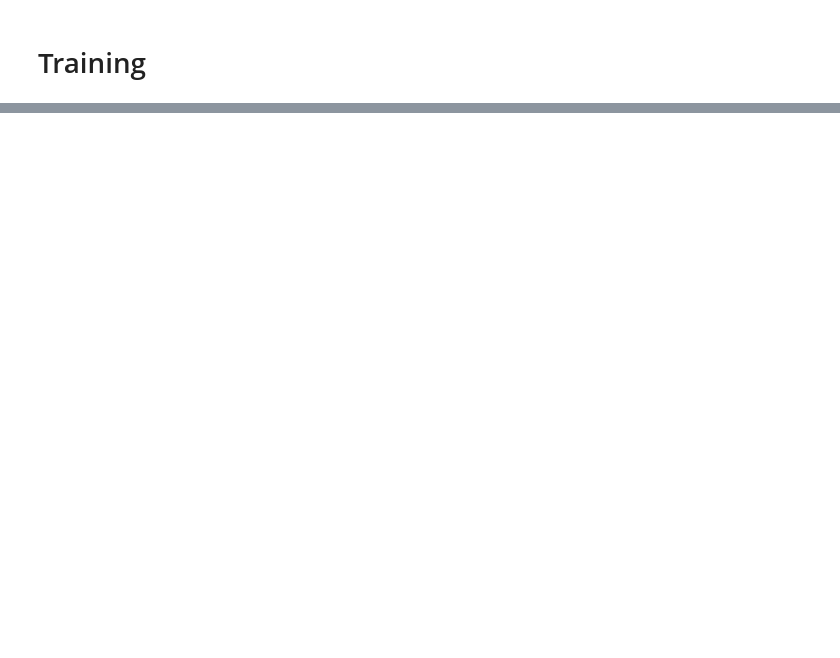
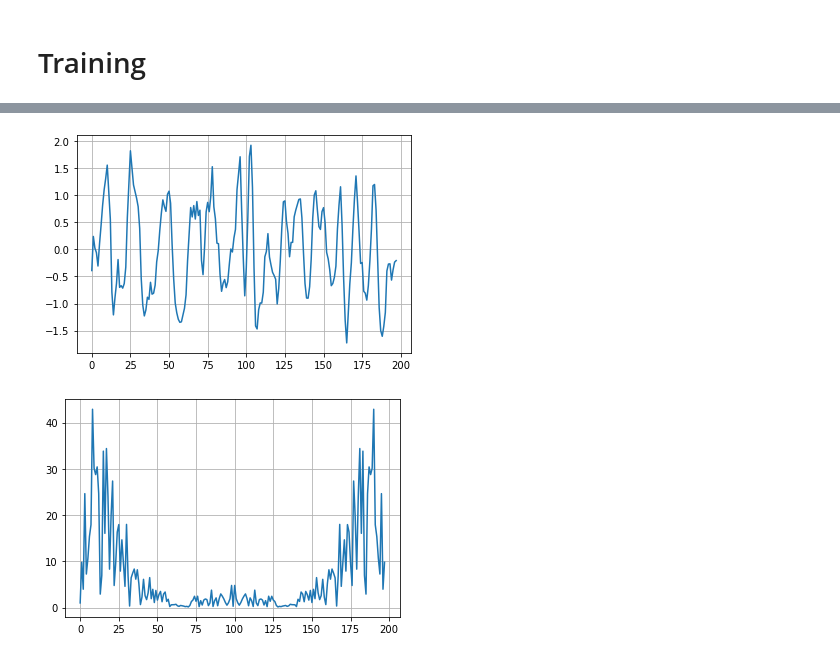
Before and after one commit to ThibaultAlexandre/exoplanet-search, a Jupyter notebook: main.ipynb, the cells around one changed output, grey strips where cells are left out. Drawn from its saved outputs; the diff is of its cells as text; code cells hidden in the pictures; blank space fills up the shorter version.

```diff
--- a/main.ipynb
+++ b/main.ipynb
@@ -261,0 +356,5 @@ model.plot_features(X_test[0])
+# %%
+model.plot_features(X_test[10],500,3)
+# %% [output]
+[figure, added]
+[figure, added]
```
Also changed, not shown: parts of 21 cells of this notebook, 1 other file.
